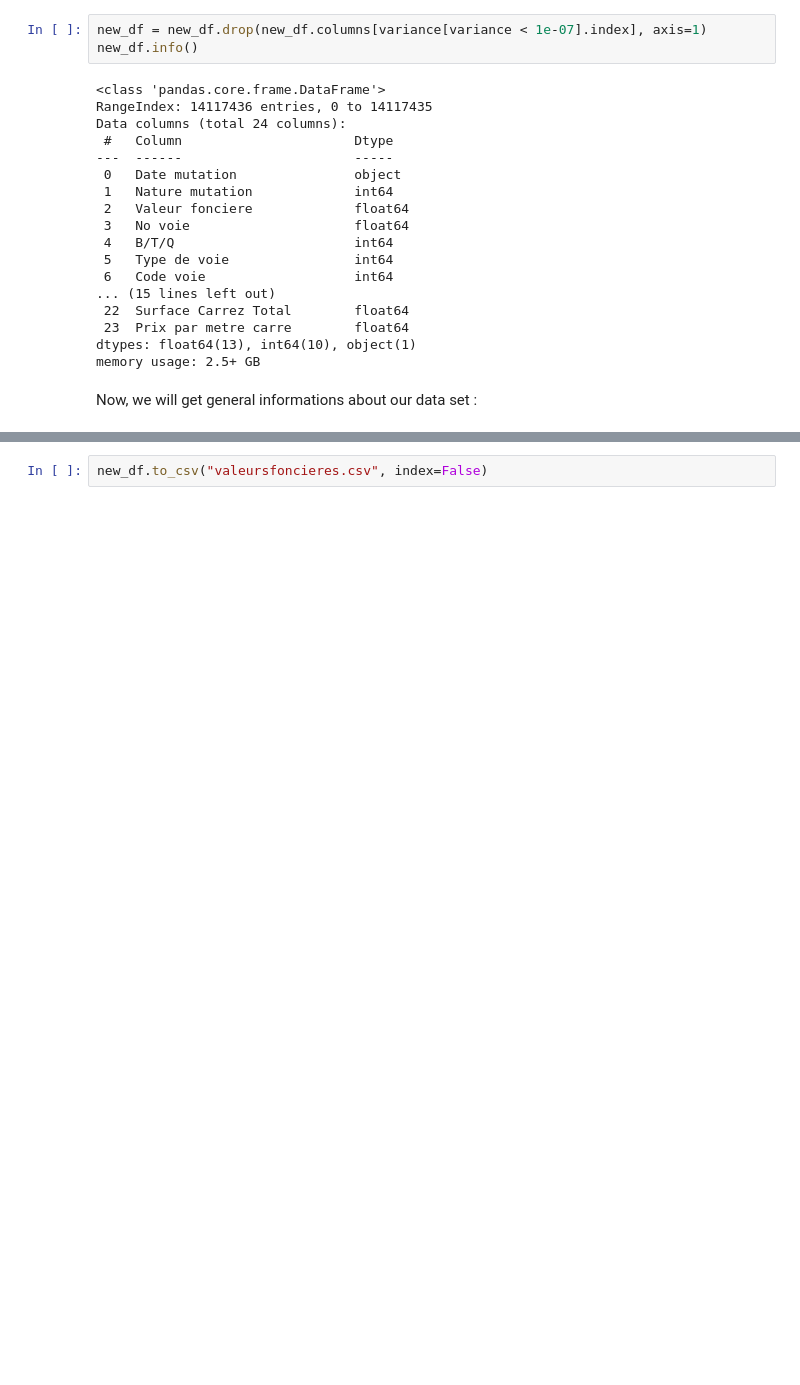
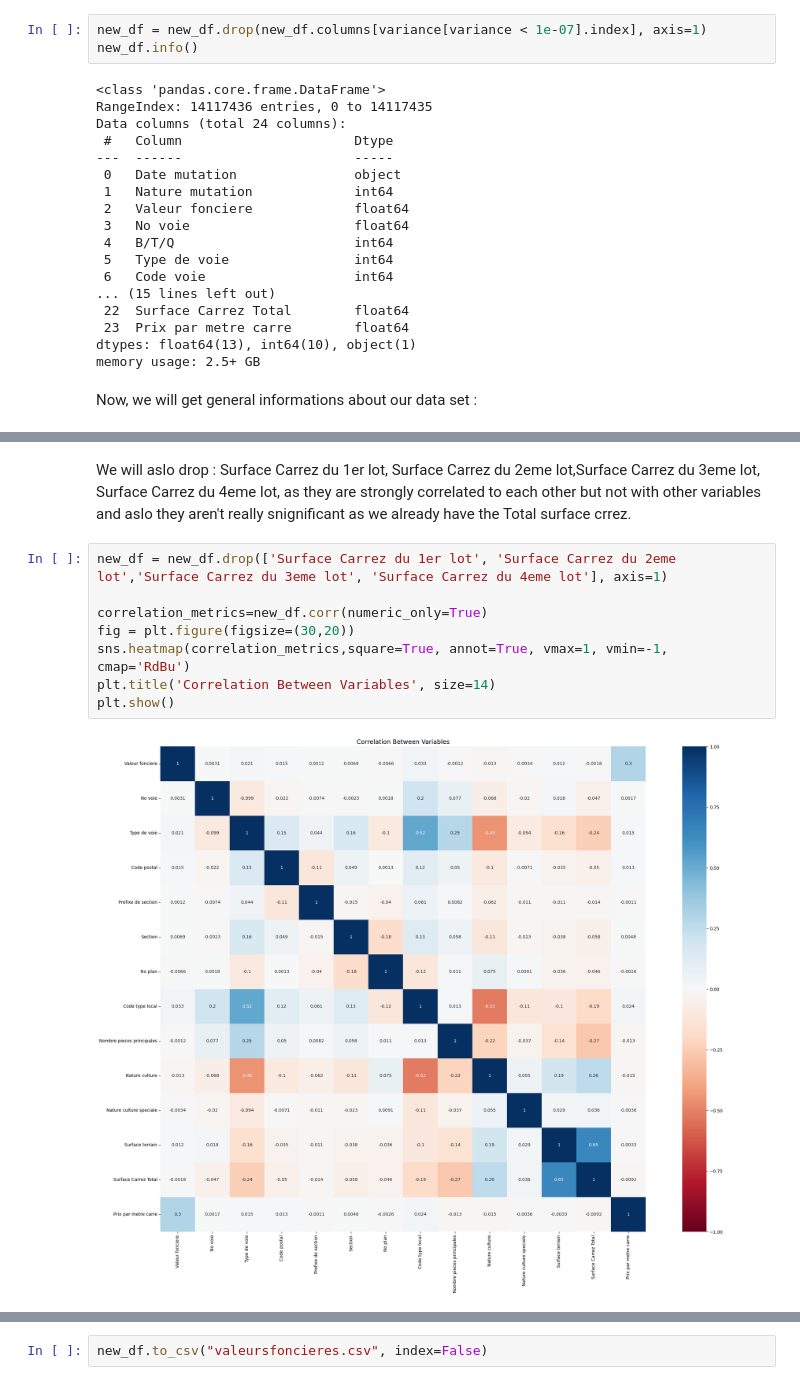
Before and after one commit to Siropteur/Mini_Project_DataScience, a Jupyter notebook: Main.ipynb, the cells around one changed output, grey strips where cells are left out. Cells and saved outputs as stored; diff of their text form; blank space fills up the shorter version.

```diff
--- a/Main.ipynb
+++ b/Main.ipynb
@@ -390,0 +463,12 @@ plt.show()
+# %% [markdown]
+We will aslo drop : Surface Carrez du 1er lot, Surface Carrez du 2eme lot,Surface Carrez du 3eme lot, Surface Carrez du 4eme lot, as they are strongly correlated to each other but not with other variables and aslo they aren't really snignificant as we already have the Total surface crrez.
+# %%
+new_df = new_df.drop(['Surface Carrez du 1er lot', 'Surface Carrez du 2eme lot','Surface Carrez du 3eme lot', 'Surface Carrez du 4eme lot'], axis=1)
+
+correlation_metrics=new_df.corr(numeric_only=True)
+fig = plt.figure(figsize=(30,20))
+sns.heatmap(correlation_metrics,square=True, annot=True, vmax=1, vmin=-1, cmap='RdBu')
+plt.title('Correlation Between Variables', size=14)
+plt.show()
+# %% [output]
+[figure, added]
```
Also changed, not shown: parts of 40 cells of this notebook.
